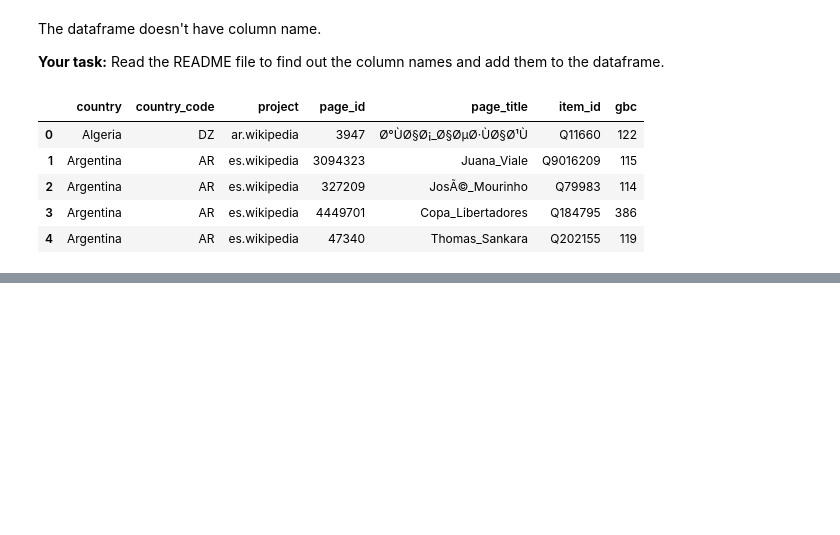
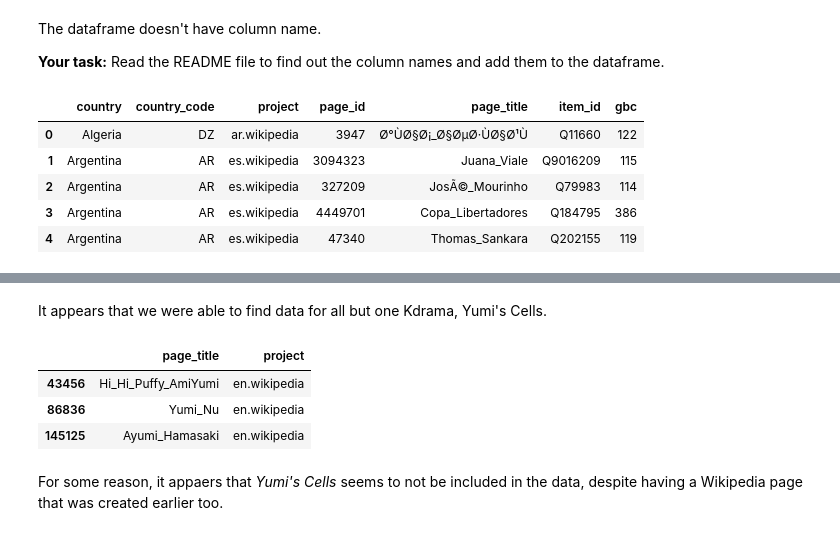
Before and after one commit to kellyc721/cs315-week5-wed, a Jupyter notebook: week5-wed-notebook.ipynb, the cells around one changed output, grey strips where cells are left out. Saved outputs shown, nothing was run; the diff lists cells and outputs as text; code cells hidden in the pictures; blank space fills up the shorter version.

```diff
--- a/week5-wed-notebook.ipynb
+++ b/week5-wed-notebook.ipynb
@@ -315,0 +493,16 @@ df.head()
+# %% [markdown]
+It appears that we were able to find data for all but one Kdrama, Yumi's Cells.
+# %%
+# double check if Yumi's Cells even exists in data
+df[
+    df["page_title"].str.contains(
+        "Yumi", case=False, na=False #check Yumi in case apostrophe messing up things
+    )
+][["page_title", "project"]]
+# %% [output]
+|  | page_title | project |
+| 43456 | Hi_Hi_Puffy_AmiYumi | en.wikipedia |
+| 86836 | Yumi_Nu | en.wikipedia |
+| 145125 | Ayumi_Hamasaki | en.wikipedia |
+# %% [markdown]
+For some reason, it appaers that *Yumi's Cells* seems to not be included in the data, despite having a Wikipedia page that was created earlier too.
```
Also changed, not shown: parts of 13 cells of this notebook.
